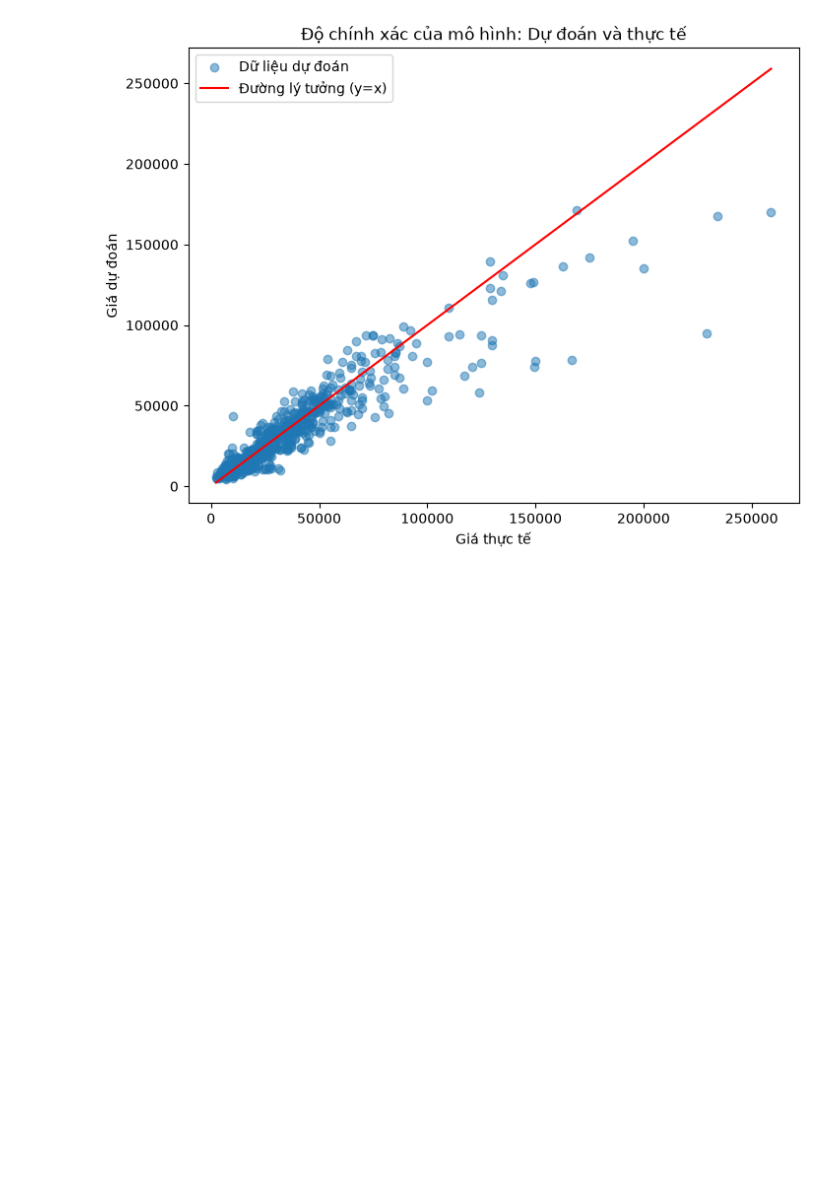
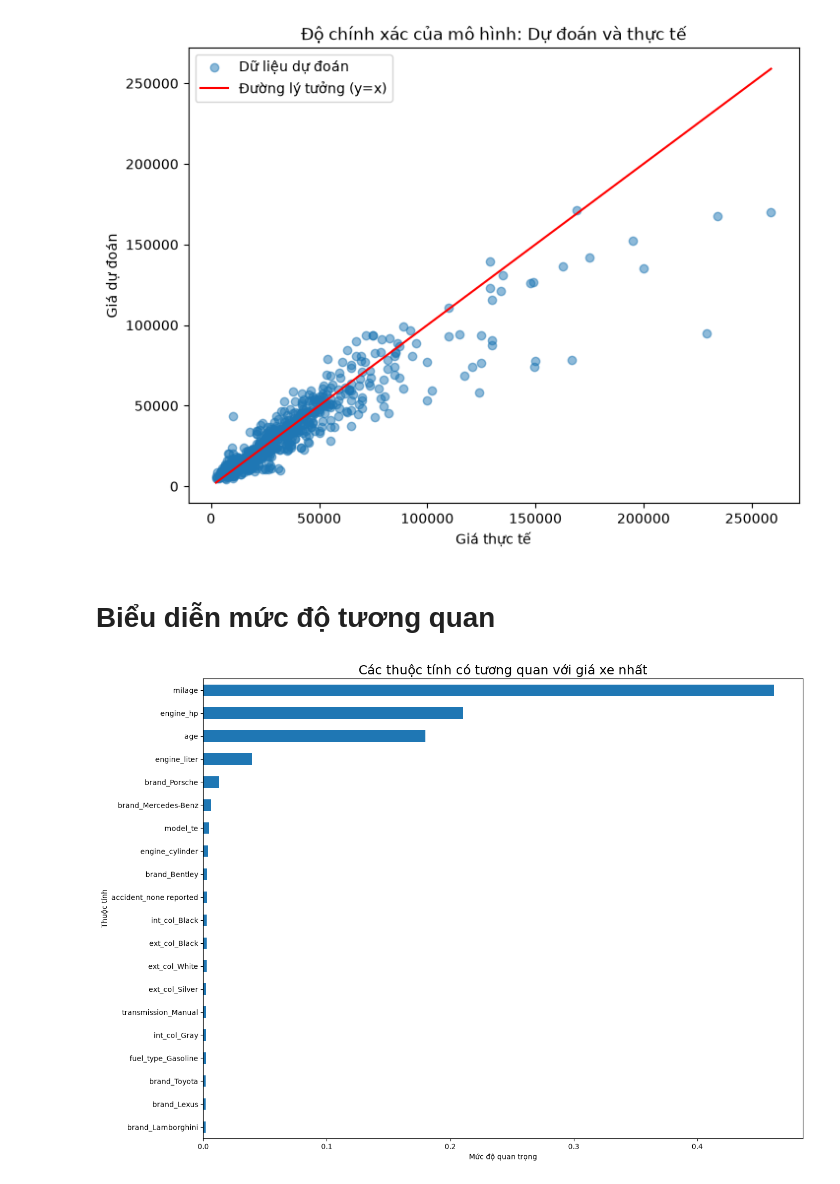
Before and after one commit to Thienbao2211/Used_Car_Analysis, a Jupyter notebook: notebook/PNL_CSA07.ipynb, the cells around one changed output. Drawn from its saved outputs; the diff is of its cells as text; code cells hidden in the pictures; blank space fills up the shorter version.

```diff
--- a/notebook/PNL_CSA07.ipynb
+++ b/notebook/PNL_CSA07.ipynb
@@ -528,3 +529,25 @@ plt.legend()
 plt.show()
 # %% [output]
 [figure]
+# %% [markdown]
+# Biểu diễn mức độ tương quan
+# %%
+importance = pd.Series(
+    model.feature_importances_,
+    index=X_train.columns
+).sort_values(ascending=False)
+
+plt.figure(figsize=(14, 10))
+
+importance.head(20).sort_values().plot(
+    kind='barh'
+)
+
+plt.title("Các thuộc tính có tương quan với giá xe nhất", fontsize=18)
+plt.xlabel("Mức độ quan trọng")
+plt.ylabel("Thuộc tính")
+
+plt.tight_layout()
+plt.show()
+# %% [output]
+[figure, added]
```
Also changed, not shown: parts of 4 cells of this notebook, 3 other files.
